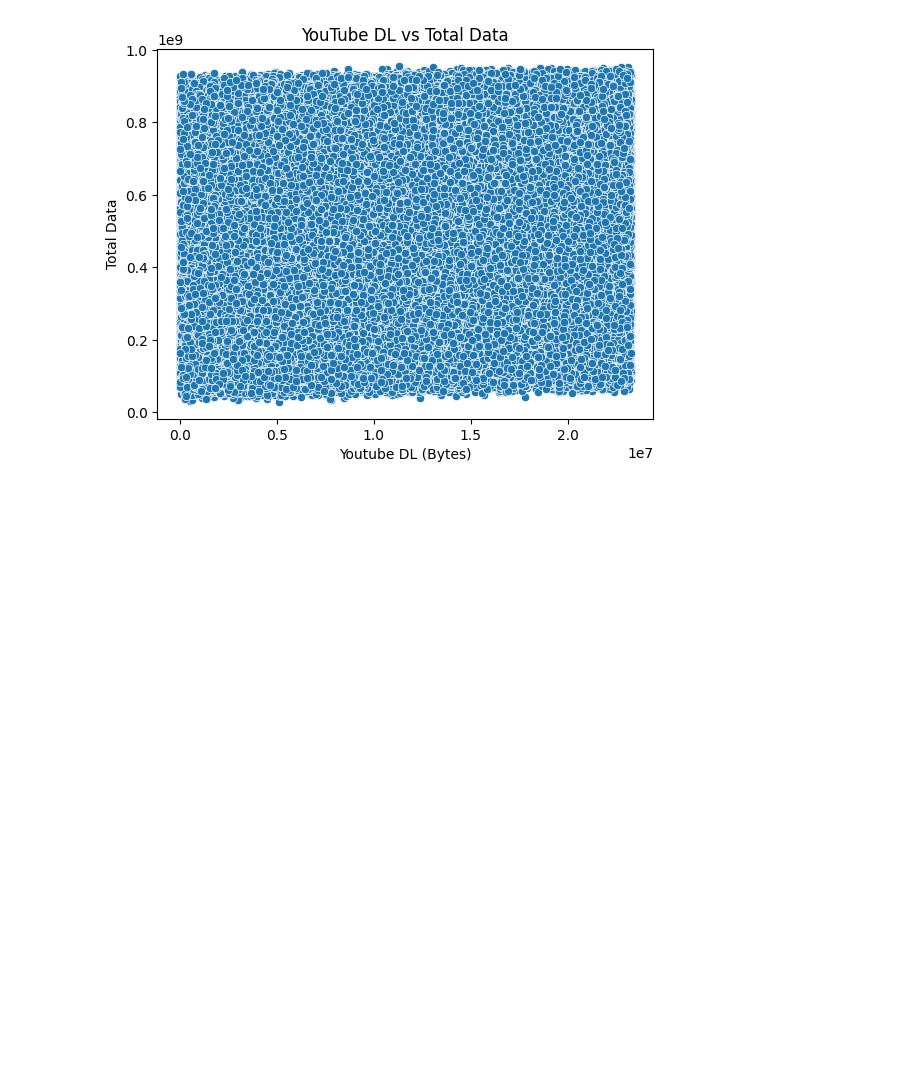
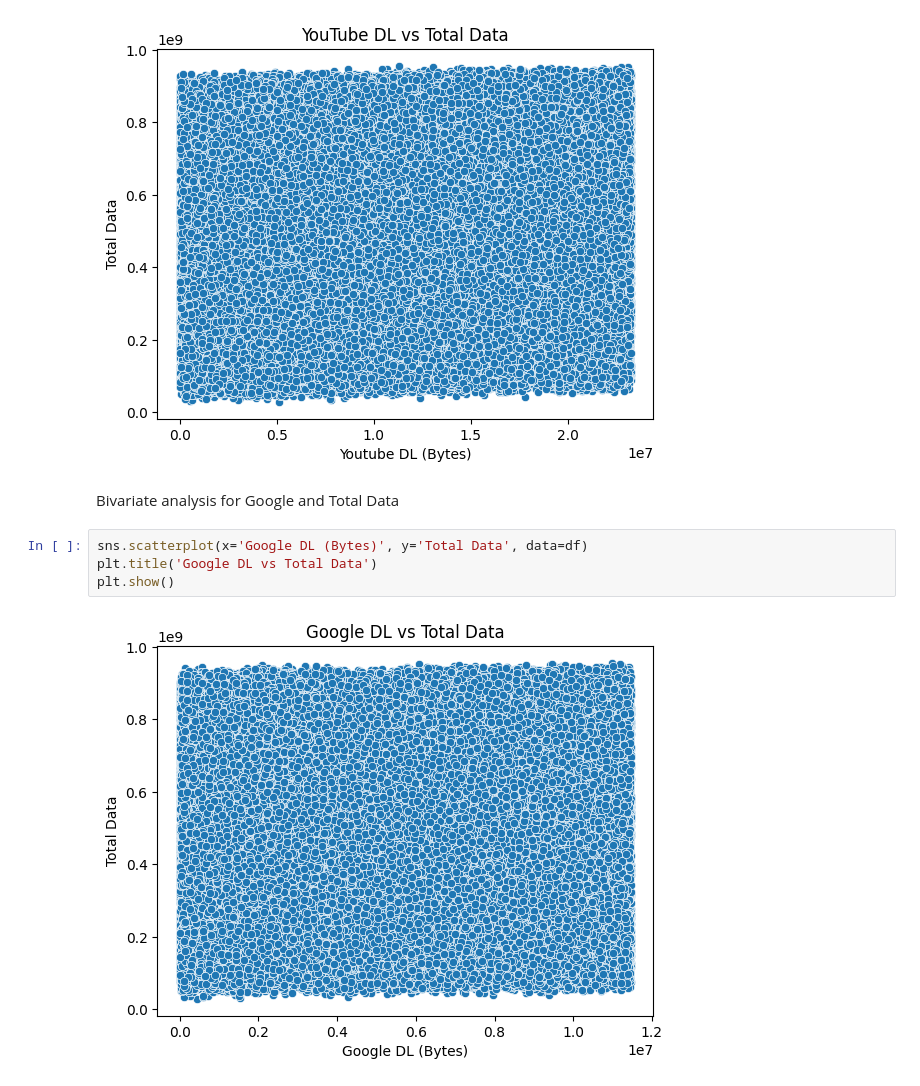
Before and after one commit to fro-su/telecom_analysis, a Jupyter notebook: notebooks/user_overview_analysis.ipynb, the cells around one changed output. Cells and saved outputs as stored; diff of their text form; blank space fills up the shorter version.

Commit message:
Bivariate analysis for Google and Total Data

```diff
--- a/notebooks/user_overview_analysis.ipynb
+++ b/notebooks/user_overview_analysis.ipynb
@@ -465,3 +465,11 @@ plt.title('YouTube DL vs Total Data')
 plt.show()
 # %% [output]
 [figure]
+# %% [markdown]
+Bivariate analysis for Google and Total Data
+# %%
+sns.scatterplot(x='Google DL (Bytes)', y='Total Data', data=df)
+plt.title('Google DL vs Total Data')
+plt.show()
+# %% [output]
+[figure, added]
```
